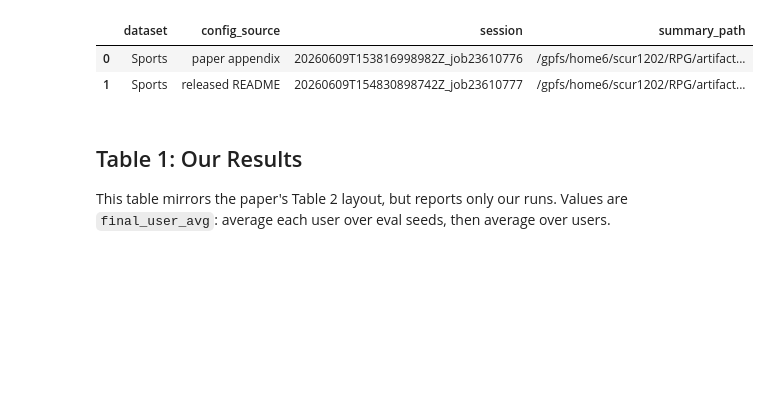
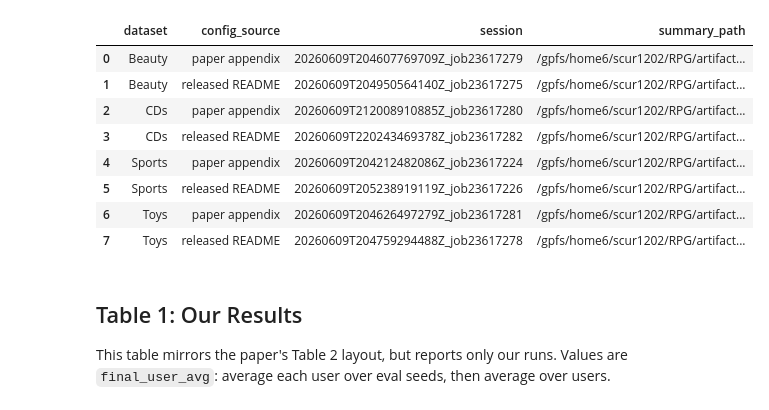
Before and after one commit to NiccoloCase/RPG-uva, a Jupyter notebook: notebooks/eval_seed_tables.ipynb, the cells around one changed output. Cells and saved outputs as stored; diff of their text form; code cells hidden in the pictures; blank space fills up the shorter version.

Commit message:
seeded eval

```diff
--- a/notebooks/eval_seed_tables.ipynb
+++ b/notebooks/eval_seed_tables.ipynb
@@ -28,7 +28,12 @@ ROOT = Path.cwd()
 #  go back ..
 while ROOT.name != "RPG":
     ROOT = ROOT.parent
-ARTIFACT_ROOT = ROOT / "artifacts" / "rpg" / "eval_seeds"
+HOME_ARTIFACT_ROOT = ROOT / "artifacts" / "rpg" / "eval_seeds"
+GROUP_ARTIFACT_ROOT = Path("/gpfs/work5/0/prjs2120/groups/group_16/artifacts/rpg/eval_seeds")
+ARTIFACT_ROOTS = []
+for candidate in (GROUP_ARTIFACT_ROOT, HOME_ARTIFACT_ROOT):
+    if candidate not in ARTIFACT_ROOTS:
+        ARTIFACT_ROOTS.append(candidate)
 
 REPORT_METRIC = "ndcg@10"
 TABLE_METRICS = ["recall@5", "ndcg@5", "recall@10", "ndcg@10"]
@@ -39,6 +44,24 @@ BOOTSTRAP_SAMPLES = 5000
 BOOTSTRAP_SEED = 2024
 
 PAPER_VALUES = {
+    "recall@5": {
+        "Sports": 0.0314,
+        "Beauty": 0.0550,
+        "Toys": 0.0592,
+        "CDs": 0.0498,
+    },
+    "ndcg@5": {
+        "Sports": 0.0216,
+        "Beauty": 0.0381,
+        "Toys": 0.0401,
+        "CDs": 0.0338,
+    },
+    "recall@10": {
+        "Sports": 0.0463,
+        "Beauty": 0.0809,
+        "Toys": 0.0869,
+        "CDs": 0.0735,
+    },
     "ndcg@10": {
         "Sports": 0.0263,
         "Beauty": 0.0464,
@@ -47,8 +70,9 @@ PAPER_VALUES = {
     },
 }
 
-# If you run this notebook from another working directory, uncomment and set manually.
-# ARTIFACT_ROOT = Path("/gpfs/home6/$USER/RPG/artifacts/rpg/eval_seeds").expanduser()
+# If you run this notebook from another working directory, override one or both manually.
+# HOME_ARTIFACT_ROOT = Path("/gpfs/home6/$USER/RPG/artifacts/rpg/eval_seeds").expanduser()
+# GROUP_ARTIFACT_ROOT = Path("/gpfs/work5/0/prjs2120/groups/group_16/artifacts/rpg/eval_seeds")
 
-ARTIFACT_ROOT
+ARTIFACT_ROOTS
 # %% [output]
@@ -250,25 +297,32 @@ all_runs
 # %%
 if all_runs.empty:
-    print(f"No summary.json files found under {ARTIFACT_ROOT}")
+    joined_roots = "\n".join(str(path) for path in ARTIFACT_ROOTS)
+    print(f"No summary.json files found under:\n{joined_roots}")
 else:
     # Keep the newest-looking session for each dataset/config source.
     latest = (
         all_runs.sort_values(["dataset", "track", "session"])
         .groupby(["dataset", "track"], as_index=False)
         .tail(1)
         .sort_values(["dataset", "track"])
         .reset_index(drop=True)
     )
     if all_metric_runs.empty:
         latest_all_metrics = pd.DataFrame()
     else:
         latest_sessions = latest[["dataset", "track", "session"]]
         latest_all_metrics = all_metric_runs.merge(latest_sessions, on=["dataset", "track", "session"], how="inner")
     display(latest[["dataset", "config_source", "session", "summary_path"]])
 # %% [output]
 |  | dataset | config_source | session | summary_path |
-| 0 | Sports | paper appendix | 20260609T153816998982Z_job23610776 | /gpfs/home6/scur1202/RPG/artifact... |
-| 1 | Sports | released README | 20260609T154830898742Z_job23610777 | /gpfs/home6/scur1202/RPG/artifact... |
+| 0 | Beauty | paper appendix | 20260609T204607769709Z_job23617279 | /gpfs/home6/scur1202/RPG/artifact... |
+| 1 | Beauty | released README | 20260609T204950564140Z_job23617275 | /gpfs/home6/scur1202/RPG/artifact... |
+| 2 | CDs | paper appendix | 20260609T212008910885Z_job23617280 | /gpfs/home6/scur1202/RPG/artifact... |
+| 3 | CDs | released README | 20260609T220243469378Z_job23617282 | /gpfs/home6/scur1202/RPG/artifact... |
+| 4 | Sports | paper appendix | 20260609T204212482086Z_job23617224 | /gpfs/home6/scur1202/RPG/artifact... |
+| 5 | Sports | released README | 20260609T205238919119Z_job23617226 | /gpfs/home6/scur1202/RPG/artifact... |
+| 6 | Toys | paper appendix | 20260609T204626497279Z_job23617281 | /gpfs/home6/scur1202/RPG/artifact... |
+| 7 | Toys | released README | 20260609T204759294488Z_job23617278 | /gpfs/home6/scur1202/RPG/artifact... |
 # %% [markdown]
 ## Table 1: Our Results
 
```
Also changed, not shown: parts of 7 cells of this notebook, 19 other files.
